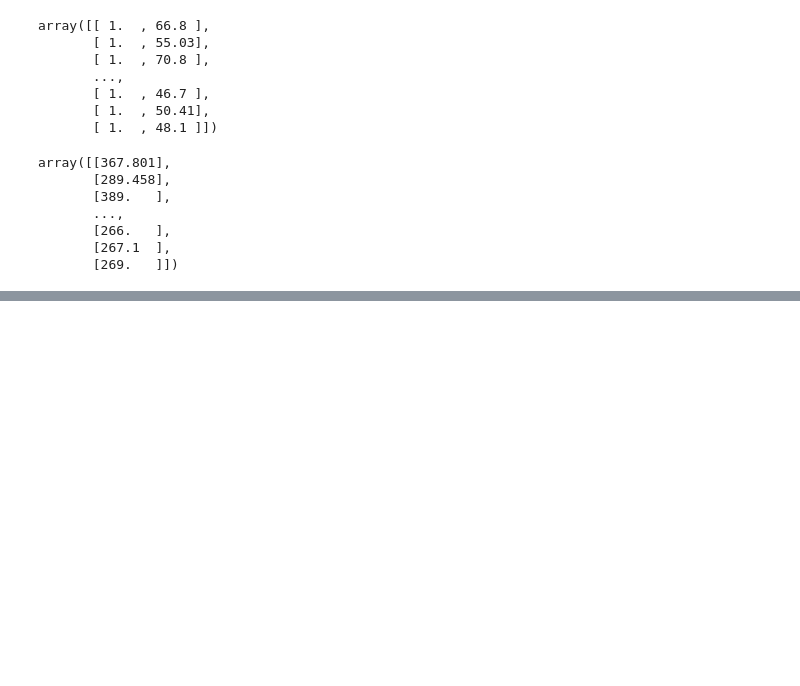
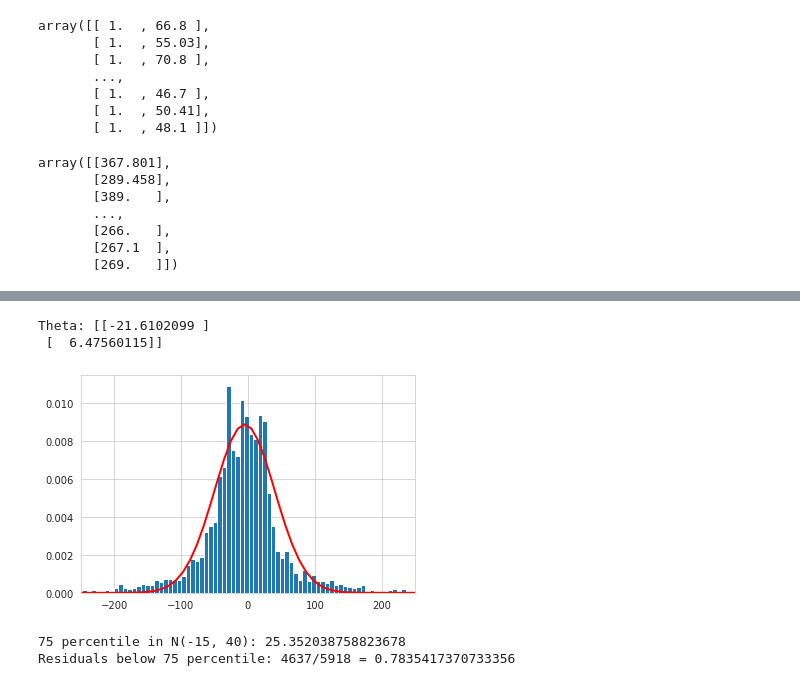
Before and after one commit to Kamil2601/University, a Jupyter notebook: Studia_magisterskie/Semestr_2/Machine_Learning/Assignments/Assignment2.2.ipynb, the cells around one changed output, grey strips where cells are left out. Drawn from its saved outputs; the diff is of its cells as text; code cells hidden in the pictures; blank space fills up the shorter version.

```diff
--- a/Studia_magisterskie/Semestr_2/Machine_Learning/Assignments/Assignment2.2.ipynb
+++ b/Studia_magisterskie/Semestr_2/Machine_Learning/Assignments/Assignment2.2.ipynb
@@ -541,2 +589,41 @@ array([[367.801],
+# %%
+X_f = []
+Y_f = []
+
+for i in range(len(X)):
+    if (Y[i][0] <= 5000):
+        X_f.append(X[i])
+        Y_f.append(Y[i])
+
+
+lin_reg_f = sklearn.linear_model.LinearRegression()
+lin_reg_f.fit(X_f, Y_f)
+Theta_f = np.array([lin_reg_f.intercept_[0], lin_reg_f.coef_[0][1]]).reshape(-1,1)
+print(f"Theta: {Theta_f}")
+# %% [output]
+Theta: [[-21.6102099 ]
+ [  6.47560115]]
+# %%
+residuals_f = Y_f - lin_reg_f.predict(X_f)
+
+mu = -5
+sigma = 45
+x = np.linspace(-250, 250)
+plt.plot(x, sstats.norm.pdf(x, mu, sigma), color="red", linewidth=2)
+plt.hist(residuals_f, bins=500, density=True)
+plt.xlim(-250, 250)
+plt.show()
+
+per75 = sstats.norm.ppf(0.75, mu, sigma)
+print(f"75 percentile in N(-15, 40): {per75}")
+
+residuals_count = len(residuals_f)
+residuals_below_75_count = len(list(filter(lambda x: x[0] < per75, residuals_f)))
+
+print("Residuals below 75 percentile: " + f"{residuals_below_75_count}/{residuals_count} = {residuals_below_75_count/residuals_count}")
+# %% [output]
+[figure, added]
+75 percentile in N(-15, 40): 25.352038758823678
+Residuals below 75 percentile: 4637/5918 = 0.7835417370733356
 # %%
 # %% [output]
```
Also changed, not shown: parts of 7 cells of this notebook, 2 other files.
